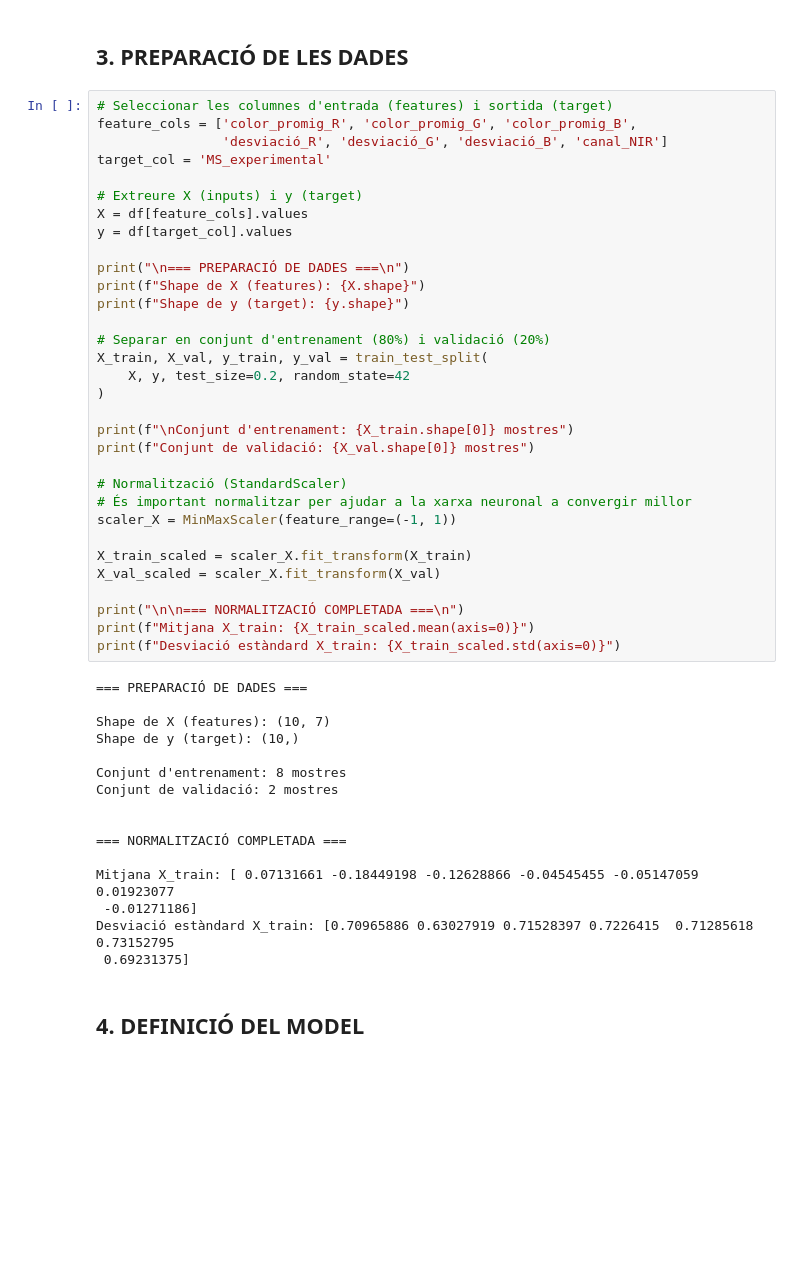
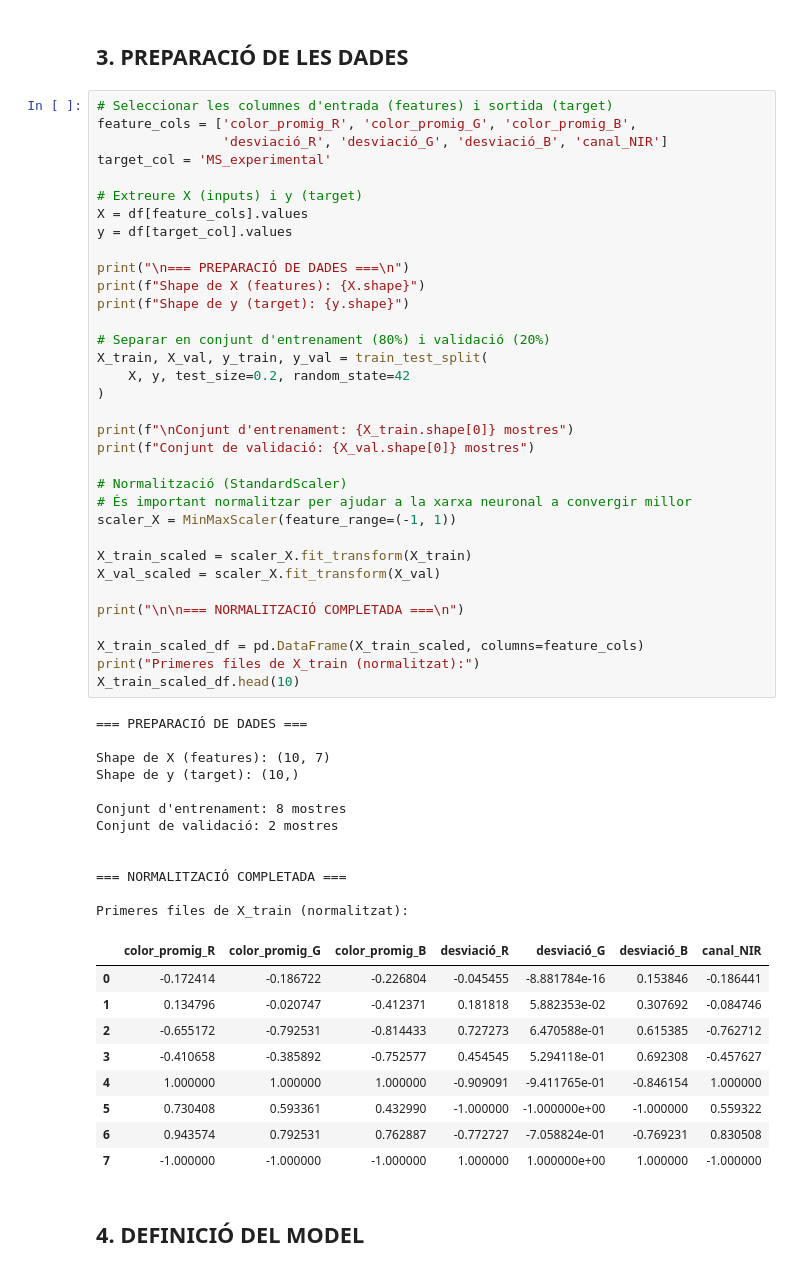
Before and after one commit to DavidDiestreR/potato-dry-matter-optics-ml, a Jupyter notebook: notebooks/training/ms_prediction_notebook_v3.ipynb, the cells around one changed output. Drawn from its saved outputs; the diff is of its cells as text; blank space fills up the shorter version.

```diff
--- a/notebooks/training/ms_prediction_notebook_v3.ipynb
+++ b/notebooks/training/ms_prediction_notebook_v3.ipynb
@@ -144,39 +149,47 @@ print(f"Shape de X (features): {X.shape}")
 print(f"Shape de y (target): {y.shape}")
 
 # Separar en conjunt d'entrenament (80%) i validació (20%)
 X_train, X_val, y_train, y_val = train_test_split(
     X, y, test_size=0.2, random_state=42
 )
 
 print(f"\nConjunt d'entrenament: {X_train.shape[0]} mostres")
 print(f"Conjunt de validació: {X_val.shape[0]} mostres")
 
 # Normalització (StandardScaler)
 # És important normalitzar per ajudar a la xarxa neuronal a convergir millor
 scaler_X = MinMaxScaler(feature_range=(-1, 1))
 
 X_train_scaled = scaler_X.fit_transform(X_train)
 X_val_scaled = scaler_X.fit_transform(X_val)
 
 print("\n\n=== NORMALITZACIÓ COMPLETADA ===\n")
-print(f"Mitjana X_train: {X_train_scaled.mean(axis=0)}")
-print(f"Desviació estàndard X_train: {X_train_scaled.std(axis=0)}")
+
+X_train_scaled_df = pd.DataFrame(X_train_scaled, columns=feature_cols)
+print("Primeres files de X_train (normalitzat):")
+X_train_scaled_df.head(10)
 # %% [output]
 === PREPARACIÓ DE DADES ===
 
 Shape de X (features): (10, 7)
 Shape de y (target): (10,)
 
 Conjunt d'entrenament: 8 mostres
 Conjunt de validació: 2 mostres
 
 
 === NORMALITZACIÓ COMPLETADA ===
 
-Mitjana X_train: [ 0.07131661 -0.18449198 -0.12628866 -0.04545455 -0.05147059  0.01923077
- -0.01271186]
-Desviació estàndard X_train: [0.70965886 0.63027919 0.71528397 0.7226415  0.71285618 0.73152795
- 0.69231375]
+Primeres files de X_train (normalitzat):
+|  | color_promig_R | color_promig_G | color_promig_B | desviació_R | desviació_G | desviació_B | canal_NIR |
+| 0 | -0.172414 | -0.186722 | -0.226804 | -0.045455 | -8.881784e-16 | 0.153846 | -0.186441 |
+| 1 | 0.134796 | -0.020747 | -0.412371 | 0.181818 | 5.882353e-02 | 0.307692 | -0.084746 |
+| 2 | -0.655172 | -0.792531 | -0.814433 | 0.727273 | 6.470588e-01 | 0.615385 | -0.762712 |
+| 3 | -0.410658 | -0.385892 | -0.752577 | 0.454545 | 5.294118e-01 | 0.692308 | -0.457627 |
+| 4 | 1.000000 | 1.000000 | 1.000000 | -0.909091 | -9.411765e-01 | -0.846154 | 1.000000 |
+| 5 | 0.730408 | 0.593361 | 0.432990 | -1.000000 | -1.000000e+00 | -1.000000 | 0.559322 |
+| 6 | 0.943574 | 0.792531 | 0.762887 | -0.772727 | -7.058824e-01 | -0.769231 | 0.830508 |
+| 7 | -1.000000 | -1.000000 | -1.000000 | 1.000000 | 1.000000e+00 | 1.000000 | -1.000000 |
 # %% [markdown]
 ## 4. DEFINICIÓ DEL MODEL
 # %%
```
Also changed, not shown: parts of 16 cells of this notebook, 23 other files.
